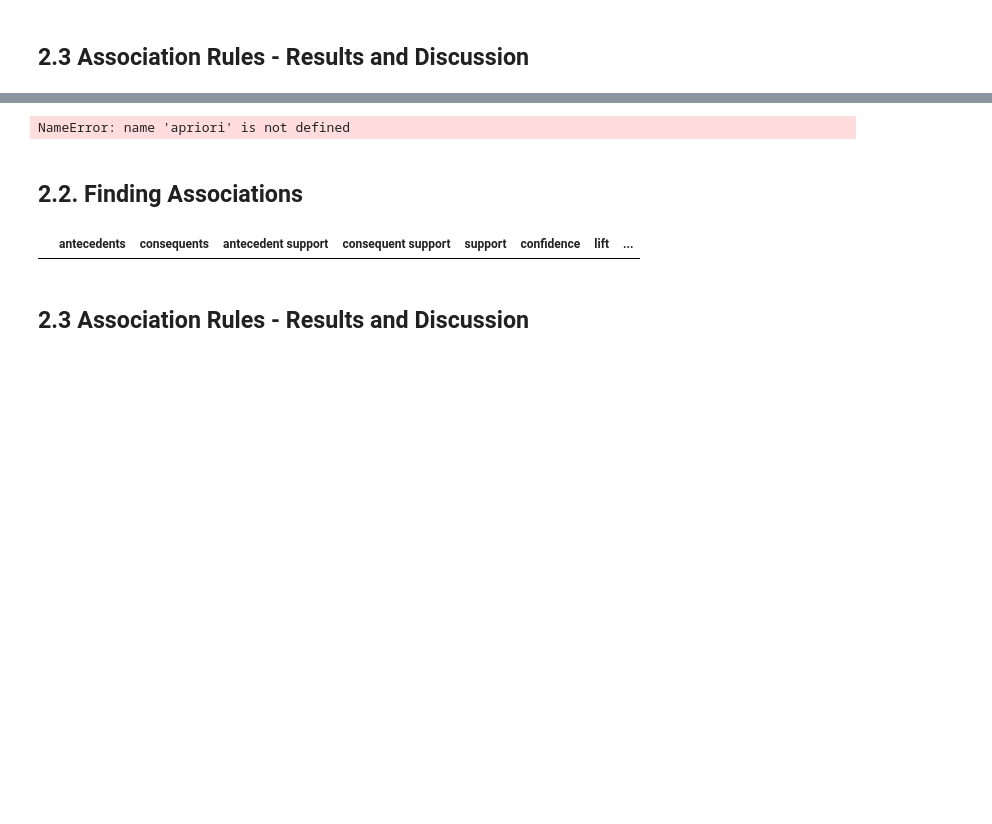
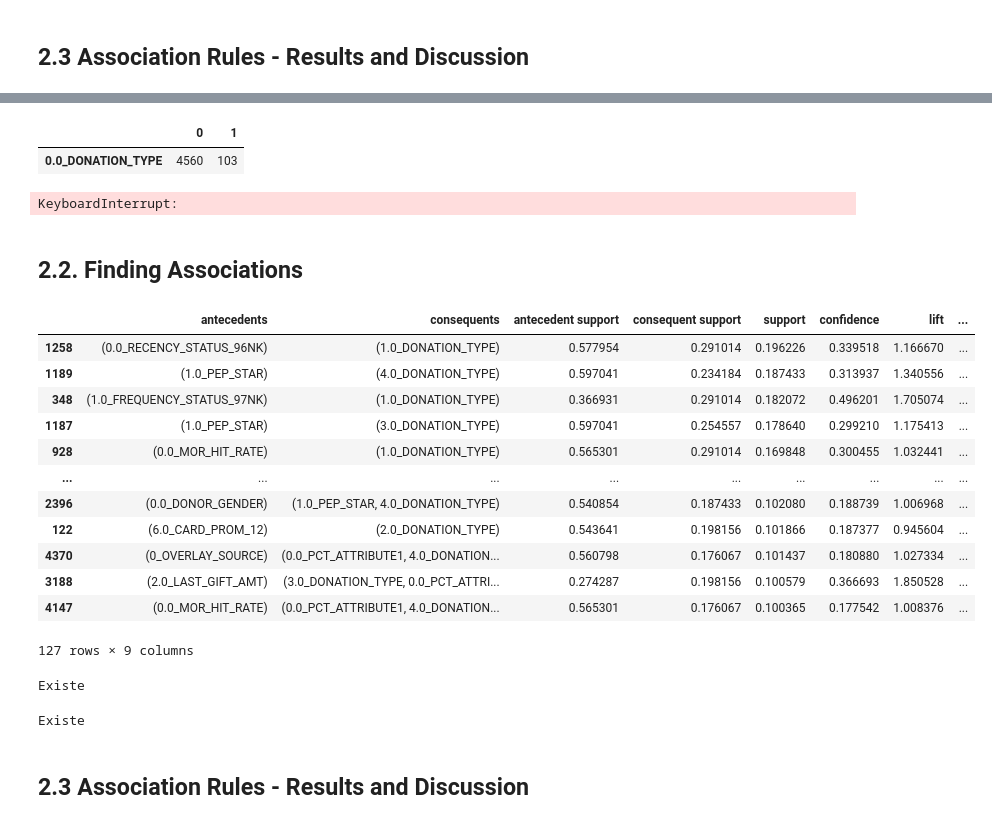
Before and after one commit to F-Madruga/Donation_Dataset_Predictions_FCUL, a Jupyter notebook: AA_202021_Project.ipynb, the cells around one changed output, grey strips where cells are left out. Saved outputs shown, nothing was run; the diff lists cells and outputs as text; code cells hidden in the pictures; blank space fills up the shorter version.

```diff
--- a/AA_202021_Project.ipynb
+++ b/AA_202021_Project.ipynb
@@ -1204,16 +1211,34 @@ NameError: name 'get_binary_database' is not defined
 # %%
 binary_database = binary_database.drop(columns=['0.0_HOME_OWNER', '0.0_IN_HOUSE', '0.0_PEP_STAR', '0.0_PUBLISHED_PHONE', '0.0_RECENT_STAR_STATUS'])
+# %%
+get_distribution(binary_database, '0.0_DONATION_TYPE')
+# %% [output]
+|  | 0 | 1 |
+| 0.0_DONATION_TYPE | 4560 | 103 |
 # %%
-frequent_itemsets = apriori(binary_database, min_support=0.010, use_colnames=True)
+frequent_itemsets = apriori(binary_database, min_support=0.01, use_colnames=True, low_memory=True)
 frequent_itemsets
 # %% [output]
-NameError: name 'apriori' is not defined
+KeyboardInterrupt:
 # %% [markdown]
 ## 2.2. Finding Associations
 # %%
-rules = association_rules(frequent_itemsets, metric='support', min_threshold=0.01)
-condition_1 = rules['antecedents'].apply(lambda x: '0.0_DONATION_TYPE' in x or '1.0_DONATION_TYPE' in x or '2.0_DONATION_TYPE' in x or '3.0_DONATION_TYPE' in x or '4.0_DONATION_TYPE' in x)
+rules = association_rules(frequent_itemsets, metric='support', min_threshold=0.1)
+#condition_1 = rules['antecedents'].apply(lambda x: '0.0_DONATION_TYPE' in x or '1.0_DONATION_TYPE' in x or '2.0_DONATION_TYPE' in x or '3.0_DONATION_TYPE' in x or '4.0_DONATION_TYPE' in x)
+condition_1 = rules['antecedents'].apply(lambda x: '0.0_PCT_ATTRIBUTE1' not in x)
 condition_2 =  rules['consequents'].apply(lambda x: '0.0_DONATION_TYPE' in x or '1.0_DONATION_TYPE' in x or '2.0_DONATION_TYPE' in x or '3.0_DONATION_TYPE' in x or '4.0_DONATION_TYPE' in x)
-rules.loc[condition_1 | condition_2].sort_values(by='support', ascending=False)
+rules.loc[condition_1 & condition_2].sort_values(by='support', ascending=False)
 # %% [output]
 |  | antecedents | consequents | antecedent support | consequent support | support | confidence | lift | ... |
+| 1258 | (0.0_RECENCY_STATUS_96NK) | (1.0_DONATION_TYPE) | 0.577954 | 0.291014 | 0.196226 | 0.339518 | 1.166670 | ... |
+| 1189 | (1.0_PEP_STAR) | (4.0_DONATION_TYPE) | 0.597041 | 0.234184 | 0.187433 | 0.313937 | 1.340556 | ... |
+| 348 | (1.0_FREQUENCY_STATUS_97NK) | (1.0_DONATION_TYPE) | 0.366931 | 0.291014 | 0.182072 | 0.496201 | 1.705074 | ... |
+| 1187 | (1.0_PEP_STAR) | (3.0_DONATION_TYPE) | 0.597041 | 0.254557 | 0.178640 | 0.299210 | 1.175413 | ... |
+| 928 | (0.0_MOR_HIT_RATE) | (1.0_DONATION_TYPE) | 0.565301 | 0.291014 | 0.169848 | 0.300455 | 1.032441 | ... |
+| ... | ... | ... | ... | ... | ... | ... | ... | ... |
+| 2396 | (0.0_DONOR_GENDER) | (1.0_PEP_STAR, 4.0_DONATION_TYPE) | 0.540854 | 0.187433 | 0.102080 | 0.188739 | 1.006968 | ... |
+| 122 | (6.0_CARD_PROM_12) | (2.0_DONATION_TYPE) | 0.543641 | 0.198156 | 0.101866 | 0.187377 | 0.945604 | ... |
+| 4370 | (0_OVERLAY_SOURCE) | (0.0_PCT_ATTRIBUTE1, 4.0_DONATION... | 0.560798 | 0.176067 | 0.101437 | 0.180880 | 1.027334 | ... |
+| 3188 | (2.0_LAST_GIFT_AMT) | (3.0_DONATION_TYPE, 0.0_PCT_ATTRI... | 0.274287 | 0.198156 | 0.100579 | 0.366693 | 1.850528 | ... |
+| 4147 | (0.0_MOR_HIT_RATE) | (0.0_PCT_ATTRIBUTE1, 4.0_DONATION... | 0.565301 | 0.176067 | 0.100365 | 0.177542 | 1.008376 | ... |
+127 rows × 9 columns
@@ -1219,0 +1247,7 @@ rules.loc[condition_1 | condition_2].sort_values(by='support', ascending=False)
+# %%
+for column in columns:
+    if '0.0_DONATION_TYPE' in column:
+        print('Existe')
+        break
+# %% [output]
+Existe
@@ -1220,3 +1256,10 @@ rules.loc[condition_1 | condition_2].sort_values(by='support', ascending=False)
+# %%
+for column in columns2:
+    if '0.0_DONATION_TYPE' in column:
+        print('Existe')
+        break
+# %% [output]
+Existe
 # %% [markdown]
 ## 2.3 Association Rules - Results and Discussion
 # %%
```
Also changed, not shown: parts of 24 cells of this notebook.
